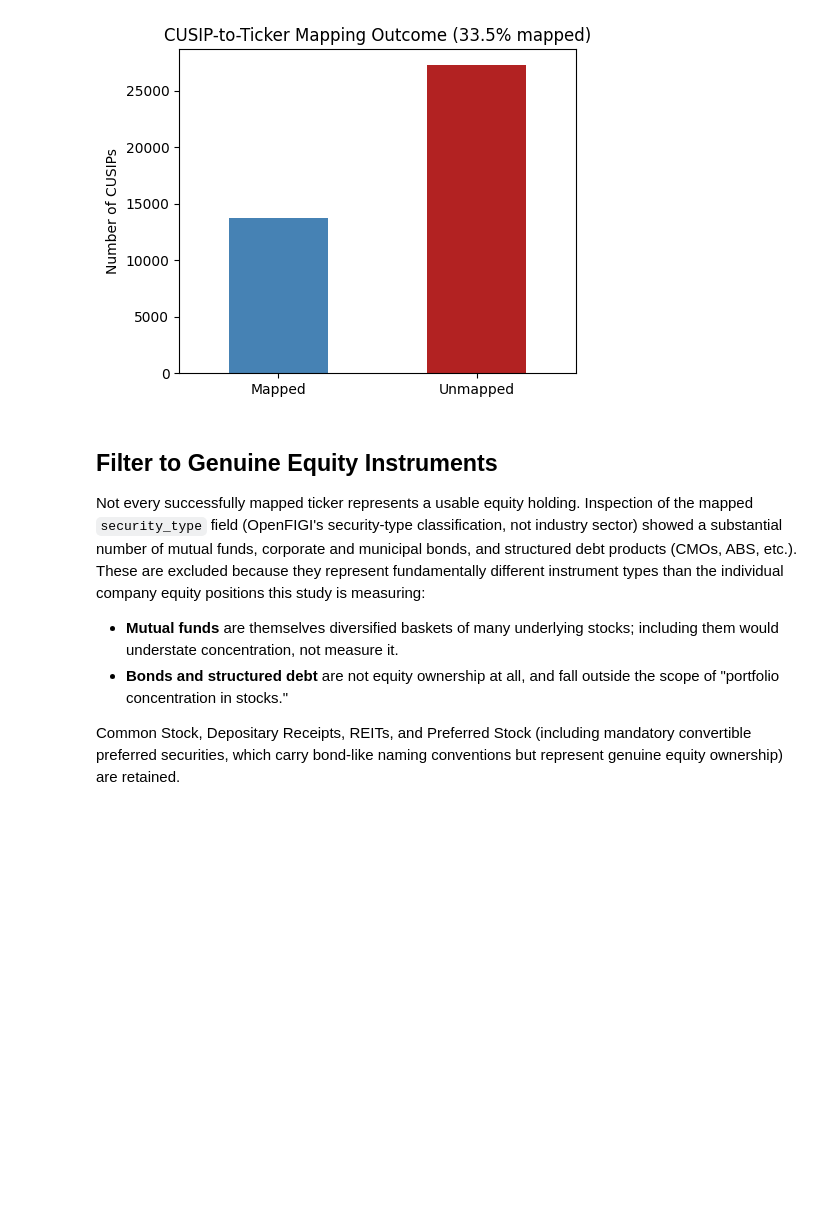
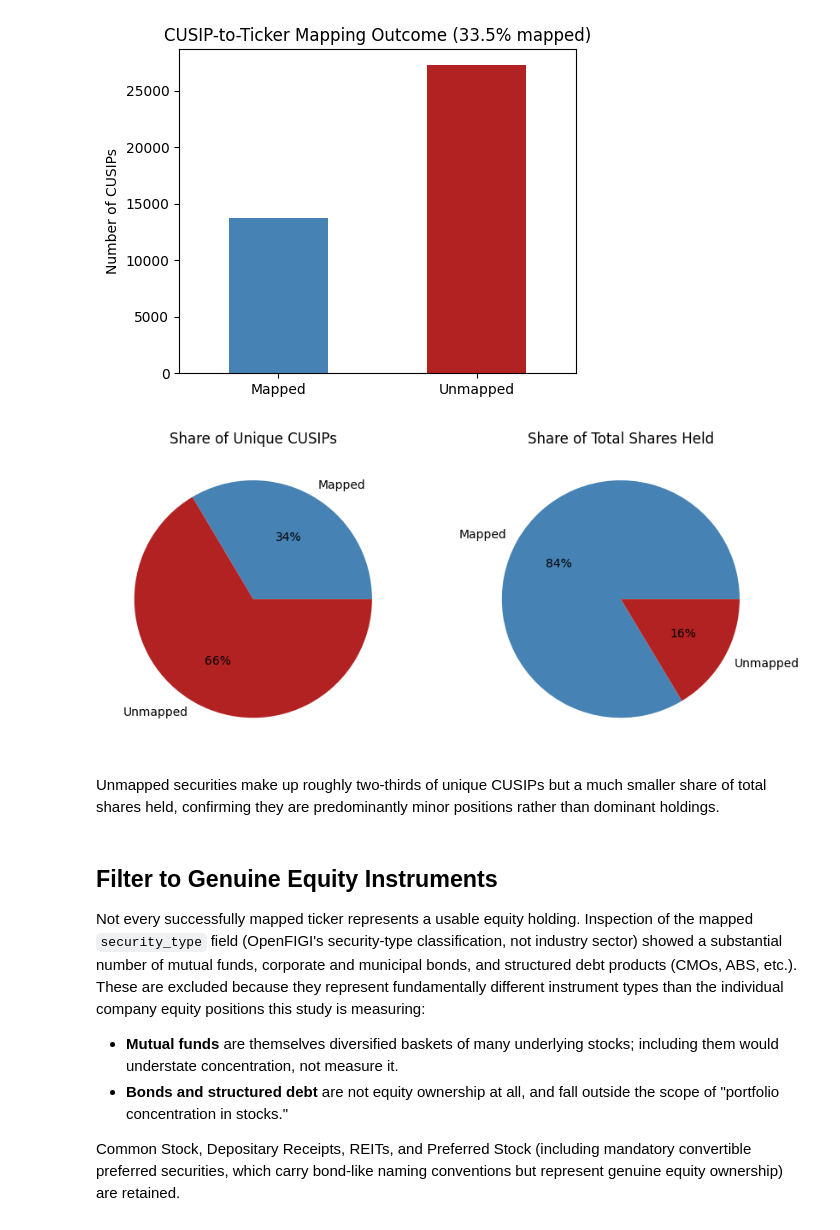
Before and after one commit to GopolangMmutlwaneCaptone/Risk-Concentration-Flagging, a Jupyter notebook: src/preprocessing/preprocessing.ipynb, the cells around one changed output. Cells and saved outputs as stored; diff of their text form; code cells hidden in the pictures; blank space fills up the shorter version.

```diff
--- a/src/preprocessing/preprocessing.ipynb
+++ b/src/preprocessing/preprocessing.ipynb
@@ -636,6 +659,28 @@ plt.savefig(os.path.join(PROCESSED_DATA_DIR, "..", "..", "reports", "cusip_mappi
 plt.show()
 # %% [output]
 [figure]
+# %%
+fig, axes = plt.subplots(1, 2, figsize=(9, 4))
+
+pd.Series({"Mapped": mapped_count, "Unmapped": unmapped_count}).plot(
+    kind="pie", ax=axes[0], autopct="%1.0f%%", colors=["steelblue", "firebrick"]
+)
+axes[0].set_ylabel("")
+axes[0].set_title("Share of Unique CUSIPs")
+
+pd.Series({"Mapped": 32823733023, "Unmapped": 6436178225}).plot(
+    kind="pie", ax=axes[1], autopct="%1.0f%%", colors=["steelblue", "firebrick"]
+)
+axes[1].set_ylabel("")
+axes[1].set_title("Share of Total Shares Held")
+
+plt.tight_layout()
+plt.savefig(os.path.join(PROCESSED_DATA_DIR, "..", "..", "reports", "unmapped_securities_impact.png"), dpi=100)
+plt.show()
+# %% [output]
+[figure, added]
+# %% [markdown]
+Unmapped securities make up roughly two-thirds of unique CUSIPs but a much smaller share of total shares held, confirming they are predominantly minor positions rather than dominant holdings.
 # %% [markdown]
 ## Filter to Genuine Equity Instruments
 
```
Also changed, not shown: parts of 6 cells of this notebook.
